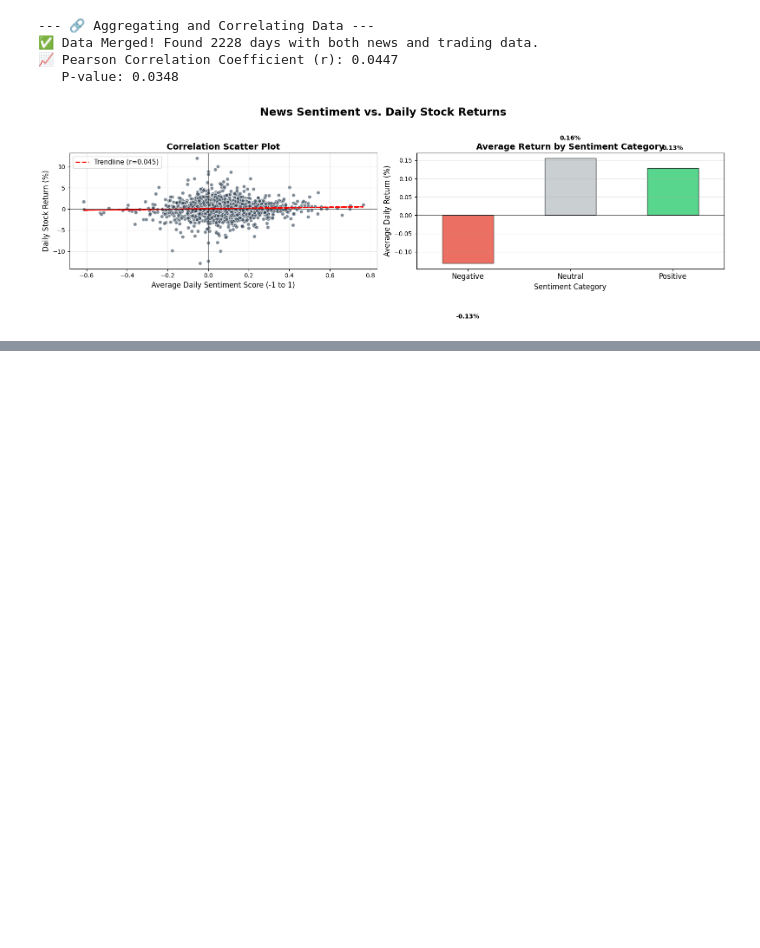
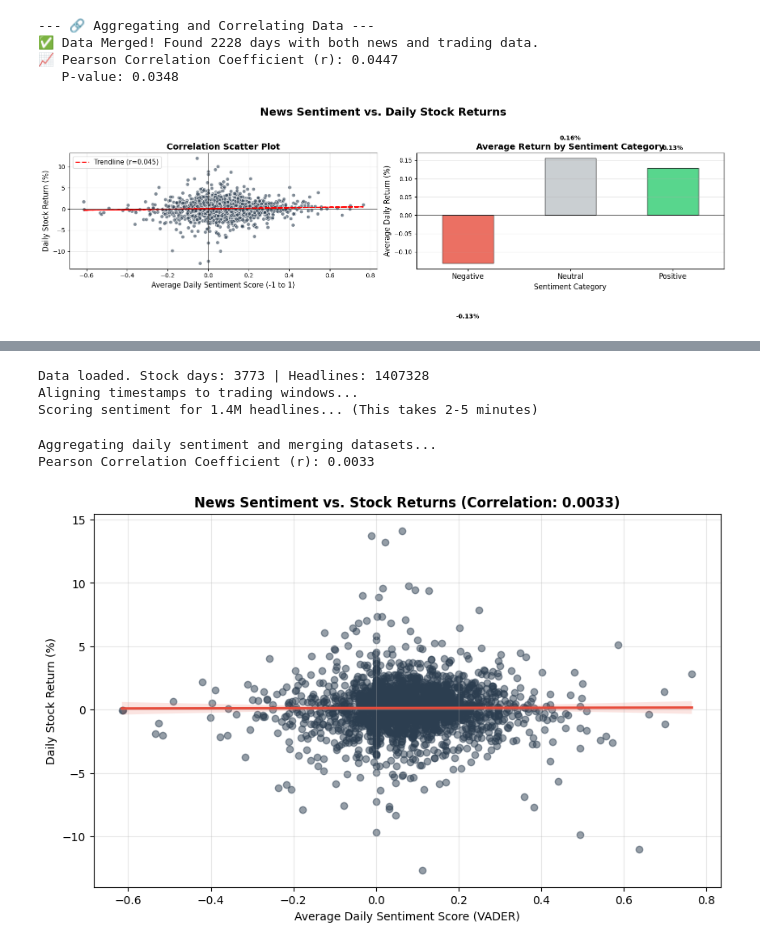
Before and after one commit to KetimTesfaye/news-sentiment-analysis, a Jupyter notebook: notebooks/03_correlation.ipynb, the cells around one changed output, grey strips where cells are left out. Cells and saved outputs as stored; diff of their text form; code cells hidden in the pictures; blank space fills up the shorter version.

```diff
--- a/notebooks/03_correlation.ipynb
+++ b/notebooks/03_correlation.ipynb
@@ -281,0 +446,68 @@ else:
+# %%
+import pandas as pd
+import numpy as np
+import matplotlib.pyplot as plt
+import seaborn as sns
+from nltk.sentiment.vader import SentimentIntensityAnalyzer
+import nltk
+from tqdm import tqdm
+
+nltk.download('vader_lexicon')
+
+stock_path = r"C:\Users\HP\Desktop\10acadamey\news-sentiment-analysis\data\raw\data\AMZN.csv"
+news_path = r"C:\Users\HP\Desktop\10acadamey\news-sentiment-analysis\data\raw\raw_analyst_ratings.csv"
+
+df_stock = pd.read_csv(stock_path)
+df_stock['Date'] = pd.to_datetime(df_stock['Date'], utc=True).dt.tz_localize(None)
+df_stock.set_index('Date', inplace=True)
+df_stock['Daily_Return_Pct'] = df_stock['Close'].pct_change() * 100
+df_stock = df_stock.dropna()
+
+news_df = pd.read_csv(news_path, low_memory=False)
+news_df['date'] = pd.to_datetime(news_df['date'], errors='coerce', utc=True).dt.tz_localize(None)
+news_df['trading_date'] = news_df['date'].dt.normalize()
+
+print(f"Data loaded. Stock days: {len(df_stock)} | Headlines: {len(news_df)}")
+
+
+valid_trading_days = df_stock.index.unique().sort_values()
+
+def get_next_trading_day(current_date, trading_days):
+    if current_date in trading_days:
+        return current_date
+    future_days = trading_days[trading_days > current_date]
+    return future_days[0] if not future_days.empty else None
+
+print("Aligning timestamps to trading windows...")
+unique_dates = news_df['trading_date'].unique()
+date_map = {d: get_next_trading_day(d, valid_trading_days) for d in unique_dates}
+news_df['aligned_date'] = news_df['trading_date'].map(date_map)
+news_df = news_df.dropna(subset=['aligned_date'])
+
+
+print("Scoring sentiment for 1.4M headlines... (This takes 2-5 minutes)")
+sia = SentimentIntensityAnalyzer()
+tqdm.pandas()
+news_df['sentiment'] = news_df['headline'].progress_apply(lambda x: sia.polarity_scores(str(x))['compound'])
+
+
+print("Aggregating daily sentiment and merging datasets...")
+daily_sentiment = news_df.groupby('aligned_date')['sentiment'].mean().reset_index()
+daily_sentiment.rename(columns={'aligned_date': 'Date'}, inplace=True)
+daily_sentiment.set_index('Date', inplace=True)
+
+merged_df = pd.merge(df_stock[['Daily_Return_Pct']], daily_sentiment, left_index=True, right_index=True, how='inner')
+correlation = merged_df['sentiment'].corr(merged_df['Daily_Return_Pct'])
+
+print(f"Pearson Correlation Coefficient (r): {correlation:.4f}")
+
+plt.figure(figsize=(10, 6))
+sns.regplot(x='sentiment', y='Daily_Return_Pct', data=merged_df,
+            scatter_kws={'alpha':0.5, 'color':'#2c3e50'},
+            line_kws={'color':'#e74c3c'})
+plt.title(f'News Sentiment vs. Stock Returns (Correlation: {correlation:.4f})', fontweight='bold')
+plt.xlabel('Average Daily Sentiment Score (VADER)')
+plt.ylabel('Daily Stock Return (%)')
+plt.grid(alpha=0.3)
+plt.show()
+# %% [output]
@@ -281,0 +517,6 @@ else:
+Data loaded. Stock days: 3773 | Headlines: 1407328
+Aligning timestamps to trading windows...
+Scoring sentiment for 1.4M headlines... (This takes 2-5 minutes)
+Aggregating daily sentiment and merging datasets...
+Pearson Correlation Coefficient (r): 0.0033
+[figure, added]
```
Also changed, not shown: parts of 8 cells of this notebook.
